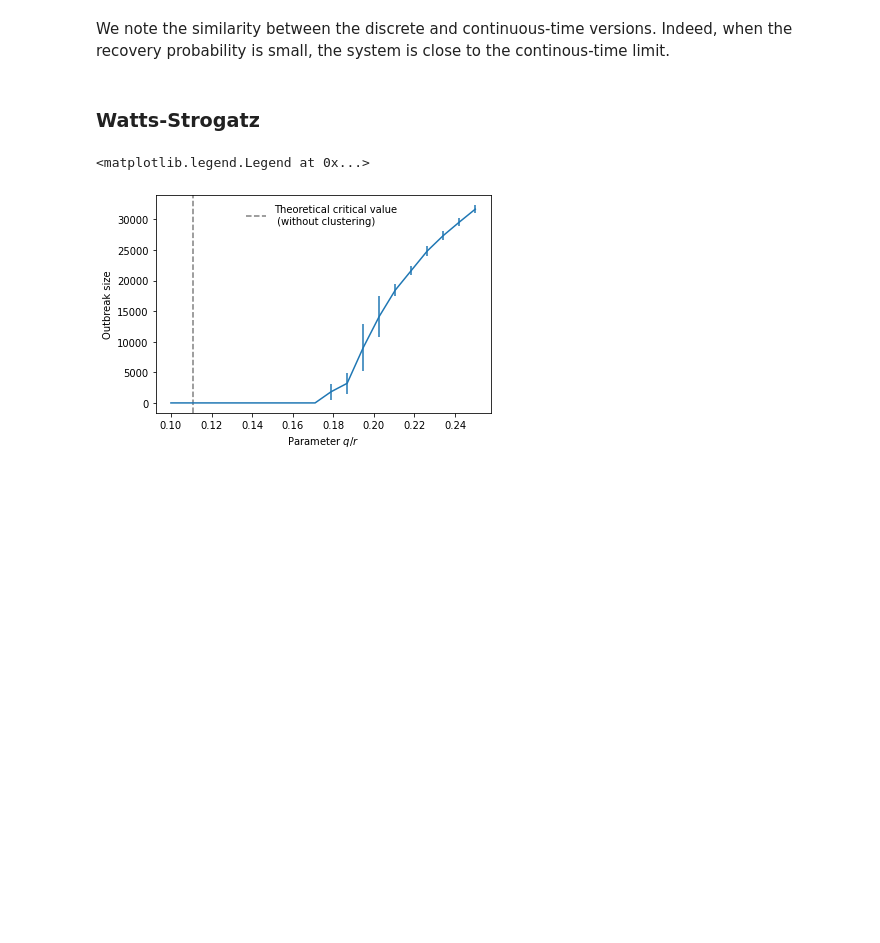
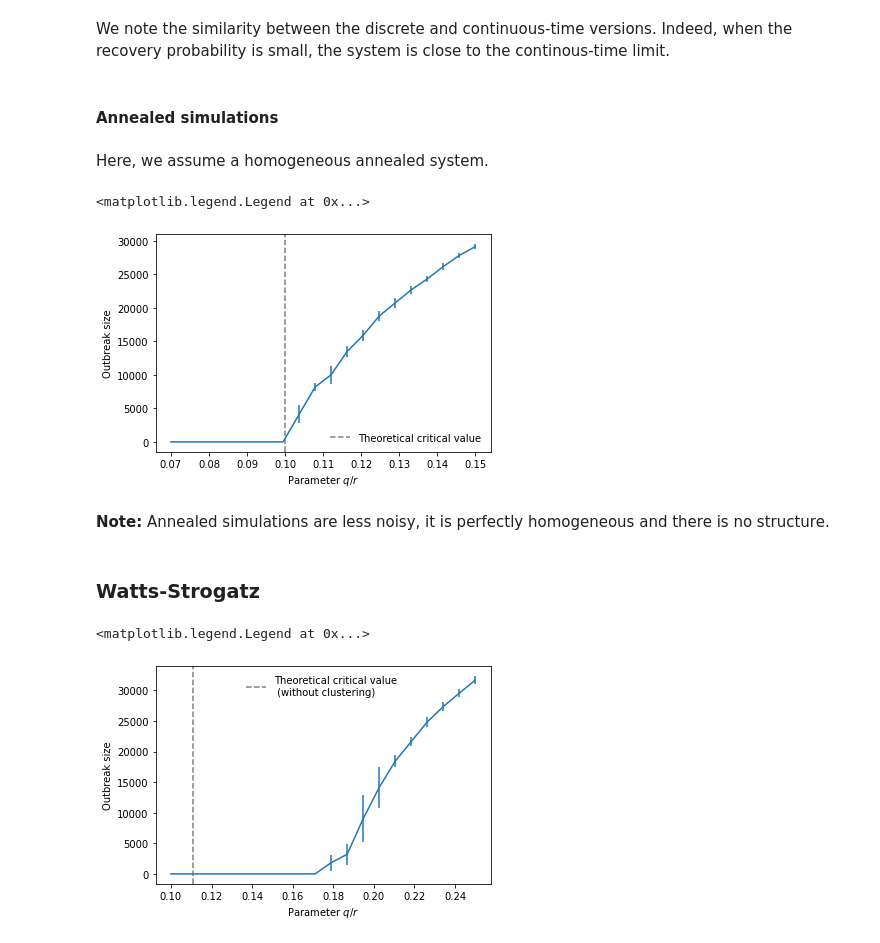
Before and after one commit to gstonge/fastsir, a Jupyter notebook: demo_phase_transition.ipynb, the cells around one changed output. Saved outputs shown, nothing was run; the diff lists cells and outputs as text; code cells hidden in the pictures; blank space fills up the shorter version.

Commit message:
homogeneous annealed class

```diff
--- a/demo_phase_transition.ipynb
+++ b/demo_phase_transition.ipynb
@@ -99,5 +100,46 @@ plt.legend(frameon=False)
 # %% [markdown]
 We note the similarity between the discrete and continuous-time versions. Indeed, when the recovery probability is small, the system is close to the continous-time limit.
+# %% [markdown]
+#### Annealed simulations
+# %% [markdown]
+Here, we assume a homogeneous annealed system.
+# %%
+#contagion parameters for the discrete case
+r = 1 #recovery rate
+recovery_rate = r
+infection_func = lambda q,k: q*k
+q_crit = recovery_rate/mean_degree
+qlist = np.linspace(0.7*q_crit,1.5*q_crit,20)
+# %%
+#simulation
+R_arr = np.zeros((qlist.shape[0],nb_sample)) #results output for order parameter (Number of recovered)
+for i,q in enumerate(qlist):
+    #define process object for each q
+    infection_rate = infection_func(q,np.arange(max_degree+1))
+    process = asir(N,mean_degree,recovery_rate,infection_rate)
+    #get sample
+    for j in range(nb_sample):
+        initial_infected_nodes = {np.random.randint(N)}
+        process.infect_node_set(initial_infected_nodes)
+        process.evolve(period,save_transmission_tree=False,save_macro_state=False) #we do not need to save these
+        R_arr[i,j] = process.get_current_macro_state()[3] #get number of recovered at the end
+        process.reset()
+# %%
+#get mean and std for runs that go above 1% outbreak size
+R_arr_ma = np.ma.array(R_arr, mask = R_arr <= N/100)
+R_mean = np.array(R_arr_ma.mean(axis=1))
+R_std = np.array(R_arr_ma.std(axis=1))
+# %%
+plt.errorbar(qlist/r, R_mean, yerr = R_std)
+plt.axvline(q_crit/r,ls='--',color='grey', label='Theoretical critical value')
+plt.xlabel(r"Parameter $q/r$")
+plt.ylabel(r"Outbreak size")
+plt.legend(frameon=False)
+# %% [output]
+<matplotlib.legend.Legend at 0x...>
+[figure, added]
+# %% [markdown]
+**Note:** Annealed simulations are less noisy, it is perfectly homogeneous and there is no structure.
 # %% [markdown]
 ### Watts-Strogatz
 # %%
```
Also changed, not shown: parts of 3 cells of this notebook, 4 other files.
